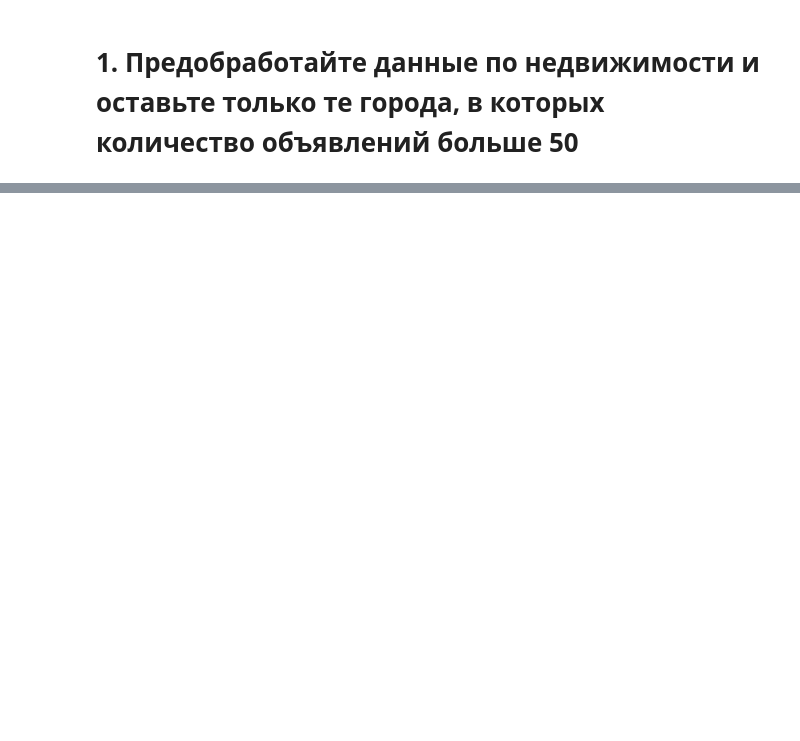
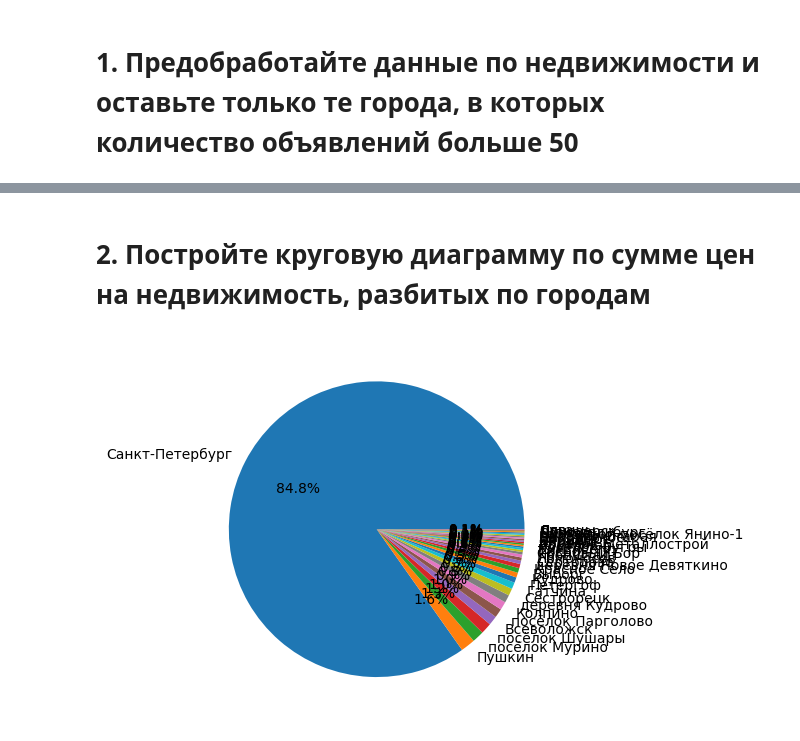
Before and after one commit to gleb-pan/data-analytics-decode, a Jupyter notebook: Submissions/Submission5.ipynb, the cells around one changed output, grey strips where cells are left out. Cells and saved outputs as stored; diff of their text form; code cells hidden in the pictures; blank space fills up the shorter version.

```diff
--- a/Submissions/Submission5.ipynb
+++ b/Submissions/Submission5.ipynb
@@ -1,6 +1,7 @@
 # %%
 import pandas as pd
 df = pd.read_csv('../datasets/real_estate_data.csv', sep='\t')
+df = df.drop_duplicates()
 # %% [markdown]
 # 1. Предобработайте данные по недвижимости и оставьте только те города, в которых количество объявлений больше 50
 # %%
@@ -63,0 +52,22 @@ memory usage: 3.7+ MB
+# %% [markdown]
+# 2. Постройте круговую диаграмму по сумме цен на недвижимость, разбитых по городам
+# %%
+import matplotlib.pyplot as plt
+
+# создам таблицу в соответствии с заданием
+# если я правильно понял то нужно использовать таблицу где кол-во объявлений больше 50, как исходную (data в моем случае)
+chart = data.groupby('locality_name').agg({'last_price': 'sum'}).reset_index().sort_values('last_price', ascending=False)
+
+# цифры слишком большие, поэтому разделю их на 1 000 000
+# результат положу в новый столбец
+chart['price_mln'] = round(chart['last_price'] / 1000000, 2)
+# chart
+
+# подготовим переменные для чарта
+sizes = chart['price_mln']
+labels = chart['locality_name']
+
+plt.pie(sizes, labels=labels, autopct='%1.1f%%')
+plt.show()
+# %% [output]
+[figure, added]
```
Also changed, not shown: parts of 5 cells of this notebook.
